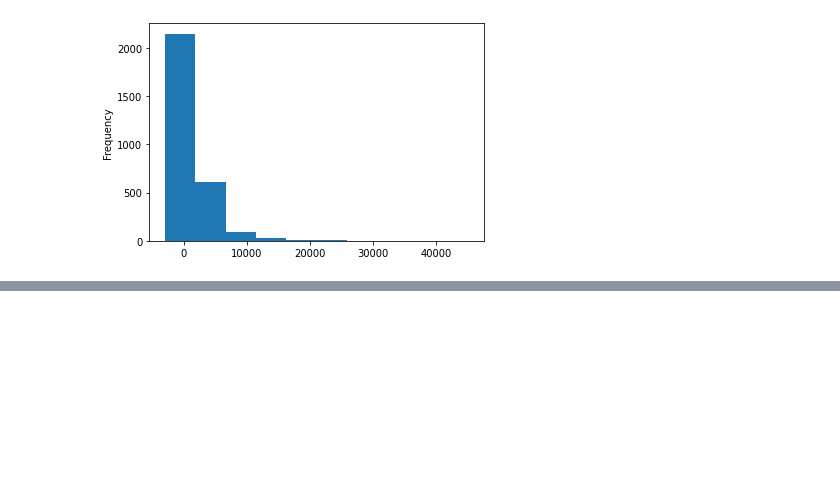
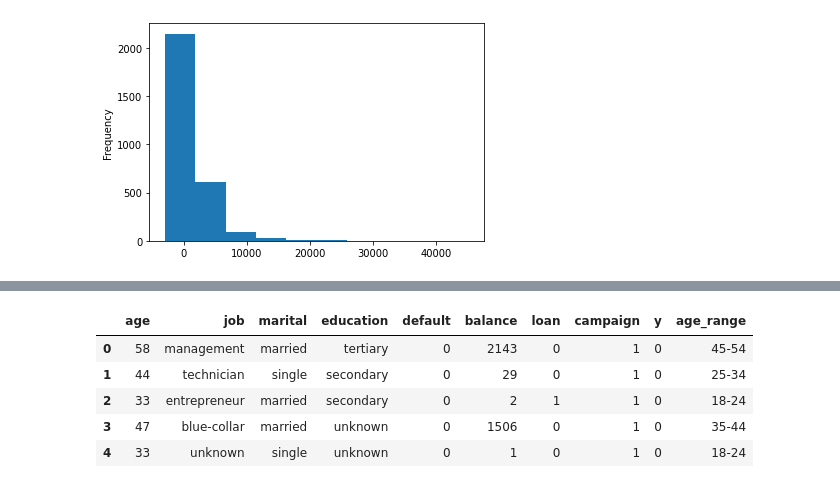
Before and after one commit to alyssaolivia/1mcXaqZGTgcawuPb, a Jupyter notebook: Term Marketing.ipynb, the cells around one changed output, grey strips where cells are left out. Cells and saved outputs as stored; diff of their text form; code cells hidden in the pictures; blank space fills up the shorter version.

```diff
--- a/Term Marketing.ipynb
+++ b/Term Marketing.ipynb
@@ -182,0 +187,15 @@ Map y to binary
+# %%
+# Convert y to binary
+dfs["y"] = dfs["y"].map({'yes': 1, 'no': 0})
+
+# Convert default, loan to binary
+dfs["default"] = dfs["default"].map({'yes': 1, 'no': 0})
+dfs["loan"] = dfs["loan"].map({'yes': 1, 'no': 0})
+
+# Convert age column to ordinal / age range
+bins = [25, 35, 45, 55, 65, 75, 85]
+labels = ["18-24", "25-34", "35-44", "45-54", "55-64", "65+"]
+dfs["age_range"] = pd.cut(dfs["age"], bins, labels = labels,include_lowest = True)
+
+#Drop day, month, housing, duration, contact columns
+dfs = dfs.drop(columns=["day", "month","housing", "duration", "contact","age"])
@@ -182,0 +223,9 @@ Map y to binary
+# %%
+dfs.head()
+# %% [output]
+|  | age | job | marital | education | default | balance | loan | campaign | y | age_range |
+| 0 | 58 | management | married | tertiary | 0 | 2143 | 0 | 1 | 0 | 45-54 |
+| 1 | 44 | technician | single | secondary | 0 | 29 | 0 | 1 | 0 | 25-34 |
+| 2 | 33 | entrepreneur | married | secondary | 0 | 2 | 1 | 1 | 0 | 18-24 |
+| 3 | 47 | blue-collar | married | unknown | 0 | 1506 | 0 | 1 | 0 | 35-44 |
+| 4 | 33 | unknown | single | unknown | 0 | 1 | 0 | 1 | 0 | 18-24 |
```
Also changed, not shown: parts of 3 cells of this notebook.
